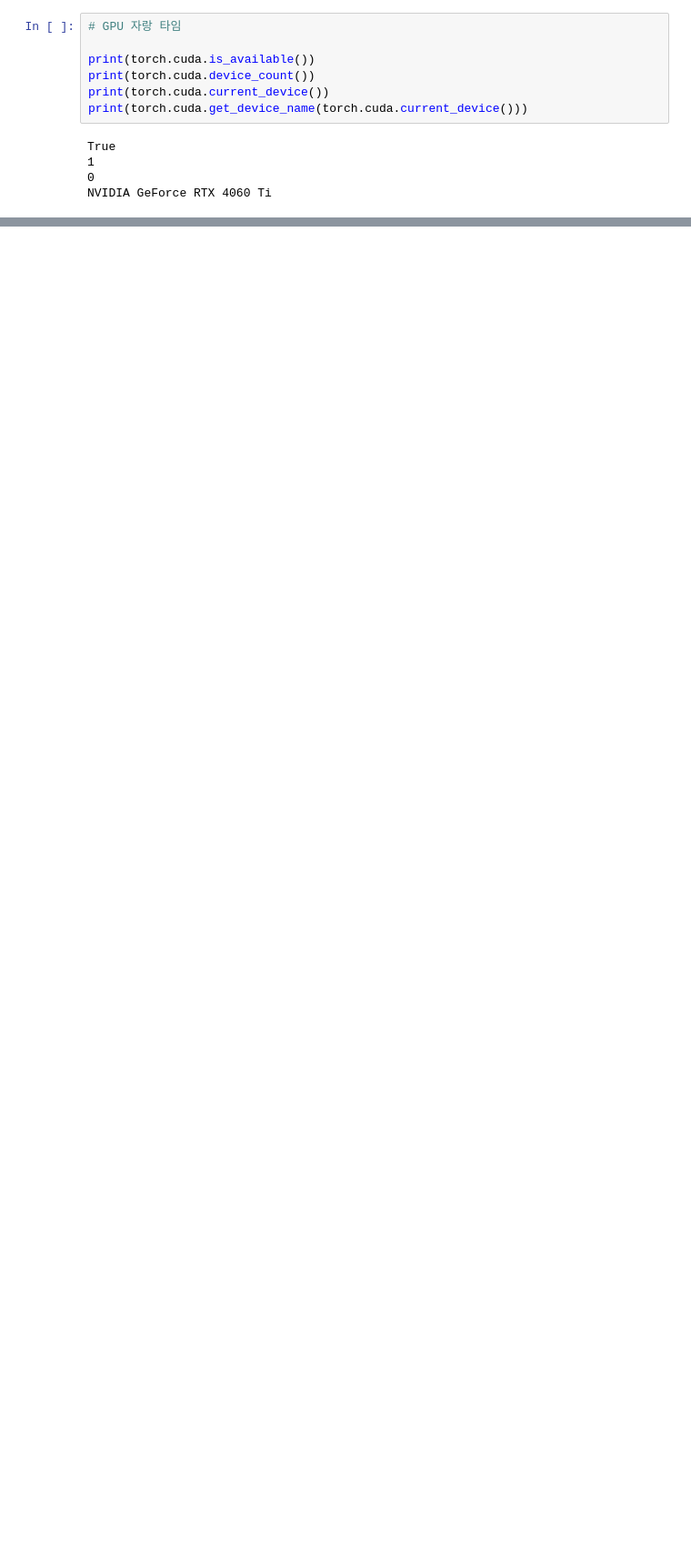
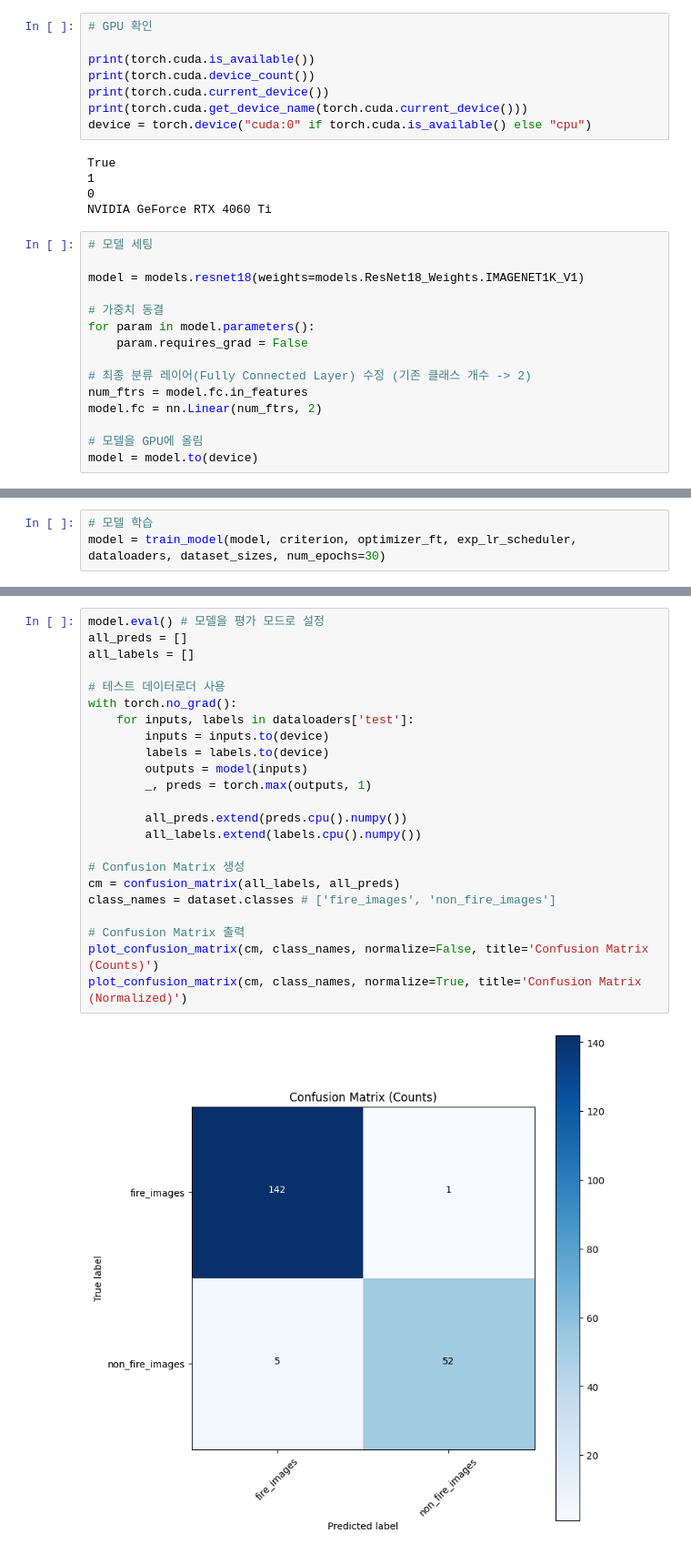
Before and after one commit to lDMDiamondl/Fire_Detection, a Jupyter notebook: train.ipynb, the cells around one changed output, grey strips where cells are left out. Shown at 91% size. Saved outputs shown, nothing was run; the diff lists cells and outputs as text; blank space fills up the shorter version.

```diff
--- a/train.ipynb
+++ b/train.ipynb
@@ -86,12 +100,28 @@ plt.show()
 # %%
-# GPU 자랑 타임
+# GPU 확인
 
 print(torch.cuda.is_available())
 print(torch.cuda.device_count())
 print(torch.cuda.current_device())
 print(torch.cuda.get_device_name(torch.cuda.current_device()))
+device = torch.device("cuda:0" if torch.cuda.is_available() else "cpu")
 # %% [output]
 True
 1
 0
 NVIDIA GeForce RTX 4060 Ti
+# %%
+# 모델 세팅
+
+model = models.resnet18(weights=models.ResNet18_Weights.IMAGENET1K_V1)
+
+# 가중치 동결
+for param in model.parameters():
+    param.requires_grad = False
+
+# 최종 분류 레이어(Fully Connected Layer) 수정 (기존 클래스 개수 -> 2)
+num_ftrs = model.fc.in_features
+model.fc = nn.Linear(num_ftrs, 2)
+
+# 모델을 GPU에 올림
+model = model.to(device)
@@ -97,0 +198,3 @@ NVIDIA GeForce RTX 4060 Ti
+# %%
+# 모델 학습
+model = train_model(model, criterion, optimizer_ft, exp_lr_scheduler, dataloaders, dataset_sizes, num_epochs=30)
@@ -97,0 +249,25 @@ NVIDIA GeForce RTX 4060 Ti
+# %%
+model.eval() # 모델을 평가 모드로 설정
+all_preds = []
+all_labels = []
+
+# 테스트 데이터로더 사용
+with torch.no_grad():
+    for inputs, labels in dataloaders['test']:
+        inputs = inputs.to(device)
+        labels = labels.to(device)
+        outputs = model(inputs)
+        _, preds = torch.max(outputs, 1)
+
+        all_preds.extend(preds.cpu().numpy())
+        all_labels.extend(labels.cpu().numpy())
+
+# Confusion Matrix 생성
+cm = confusion_matrix(all_labels, all_preds)
+class_names = dataset.classes # ['fire_images', 'non_fire_images']
+
+# Confusion Matrix 출력
+plot_confusion_matrix(cm, class_names, normalize=False, title='Confusion Matrix (Counts)')
+plot_confusion_matrix(cm, class_names, normalize=True, title='Confusion Matrix (Normalized)')
+# %% [output]
+[figure, added]
```
Also changed, not shown: parts of 8 cells of this notebook.
